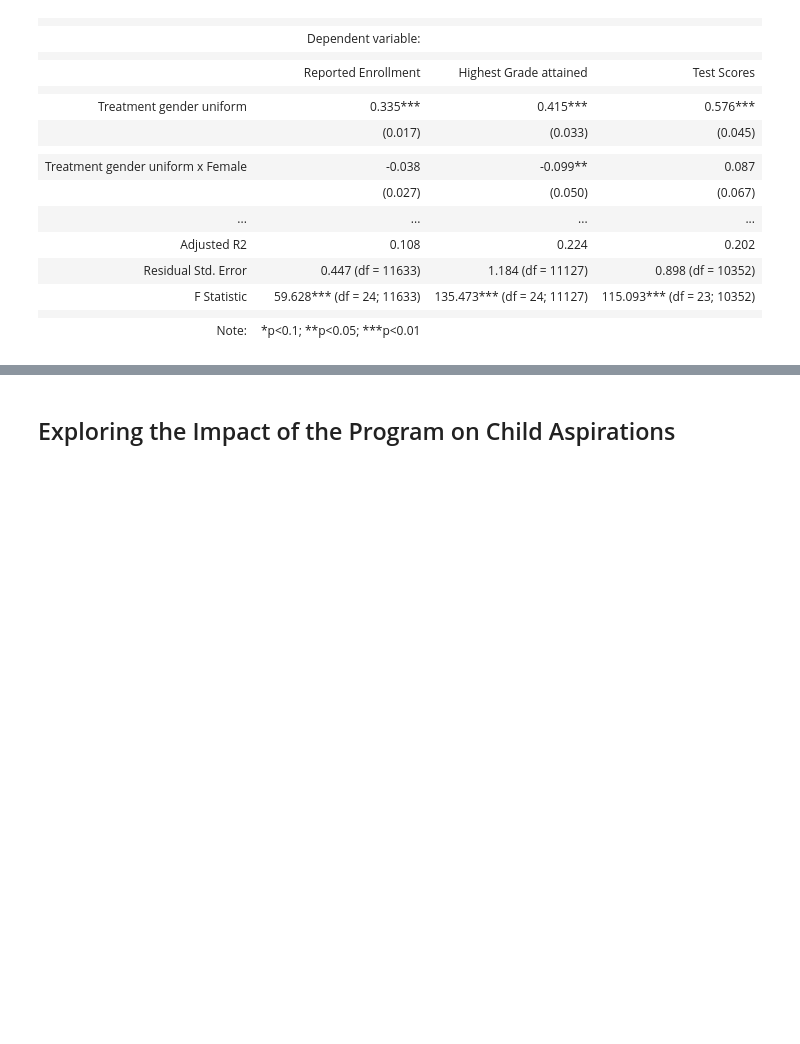
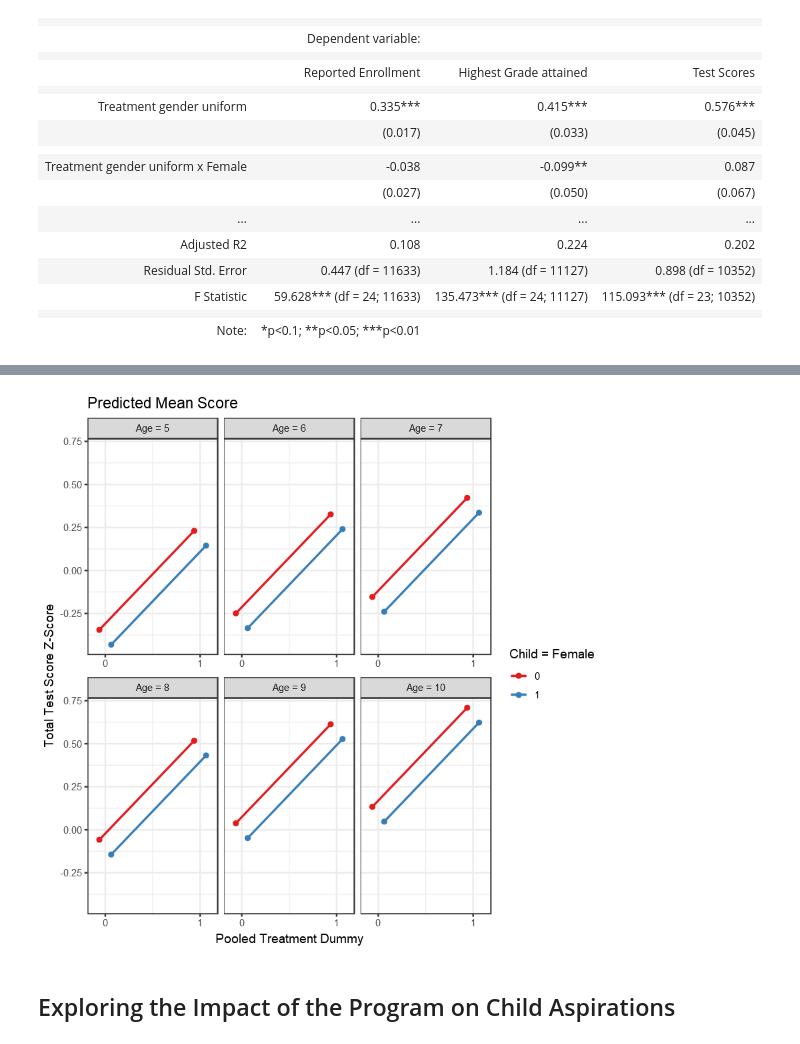
Before and after one commit to Abraham-newbie/Replication, a Jupyter notebook: project.ipynb, the cells around one changed output, grey strips where cells are left out. Cells and saved outputs as stored; diff of their text form; code cells hidden in the pictures; blank space fills up the shorter version.

```diff
--- a/project.ipynb
+++ b/project.ipynb
@@ -384,3 +559,38 @@ Gender differential impacts by the subsidy treatment, , , , , , , , , , , , , ,
 | F Statistic | 59.628*** (df = 24; 11633) | 135.473*** (df = 24; 11127) | 115.093*** (df = 23; 10352) |
 |  |  |  |  |
 | Note: | *p<0.1; **p<0.05; ***p<0.01 |  |  |
+# %%
+data=child_data
+
+child_controls = c("Age", "fu_female", "missing_fu_child_age", "missing_fu_female")
+
+
+hh_controls = c("control_fu_adults", "control_fu_hh_head_edu","control_fu_hh_head_occ_farmer" ,"control_fu_total_land",
+             "control_fu_household_size" ,"missing_fu_adults", "missing_fu_hh_head_edu" ,"missing_fu_hh_head_occ_farmer",
+             "missing_fu_total_land", "missing_fu_household_size")
+
+independent_vars = c("treatment_1", "treat_1_female" ,"treatment_2","treat_2_female")
+district_control =c("factor(bl_district)")
+
+
+child_data_subset= data %>% filter(fu_child_level == 1 & fu_young_child == 1)
+child_data_subset$Age=child_data_subset$control_fu_child_age
+
+child_data_subset$treatment_1<- factor(child_data_subset$treatment_1, levels=c('0','1'))
+labels=c('Pooled Treatment','Control')
+
+x_vars <- c(independent_vars,child_controls,hh_controls,district_control)
+
+
+
+full.formula <- as.formula(paste('total_score_dev', paste(x_vars,collapse = ' + '),sep='~'))
+
+lm_score<-lm(full.formula,data=child_data_subset,weights=child_data_subset$hh_weight)
+
+x<-ggpredict(lm_score, terms = c("treatment_1", "fu_female","Age"), ci = FALSE, add.data = TRUE)
+plot(x,connect.lines = TRUE,facet = TRUE, ci.style = "errorbar", dot.size = 1.5) + labs(
+    x = "Pooled Treatment Dummy",
+    y = "Total Test Score Z-Score",
+    title = "Predicted Mean Score"
+  )+ labs(colour = "Child = Female")+theme_bw()
+# %% [output]
@@ -387,3 +599,4 @@ Gender differential impacts by the subsidy treatment, , , , , , , , , , , , , ,
+[figure, added]
 # %% [markdown]
 ## Exploring the Impact of the Program on Child Aspirations <a class="anchor" id="4_6"></a>
 # %% [markdown]
```
Also changed, not shown: parts of 32 cells of this notebook, 10 other files.
